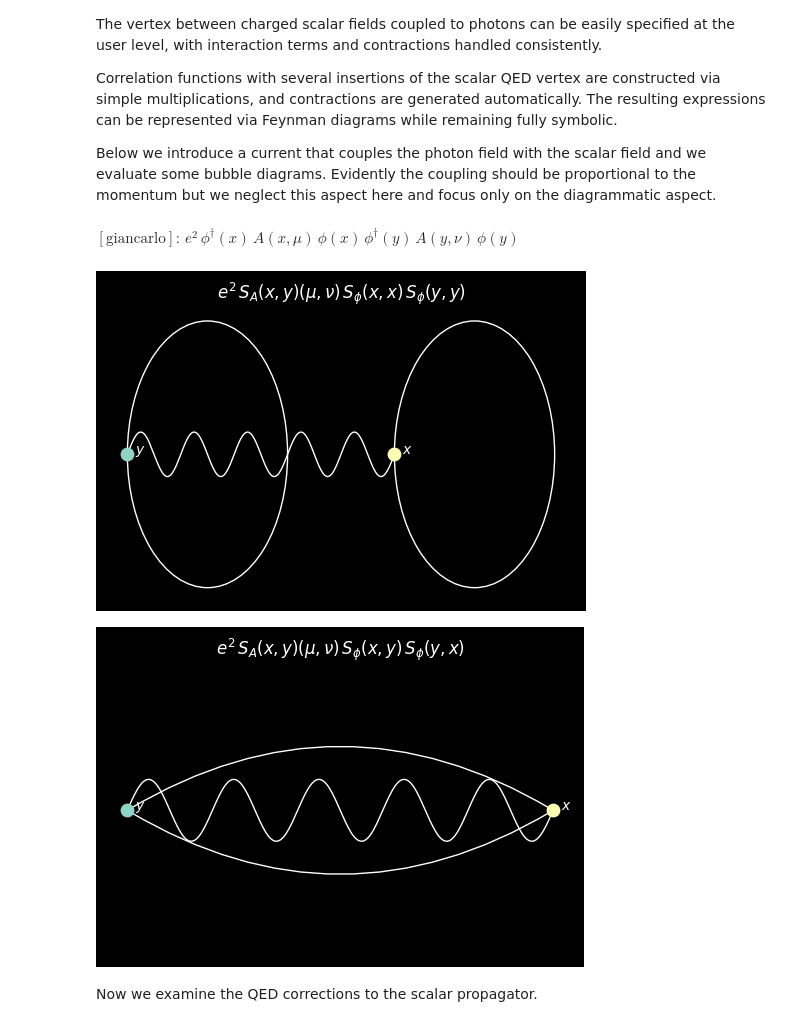
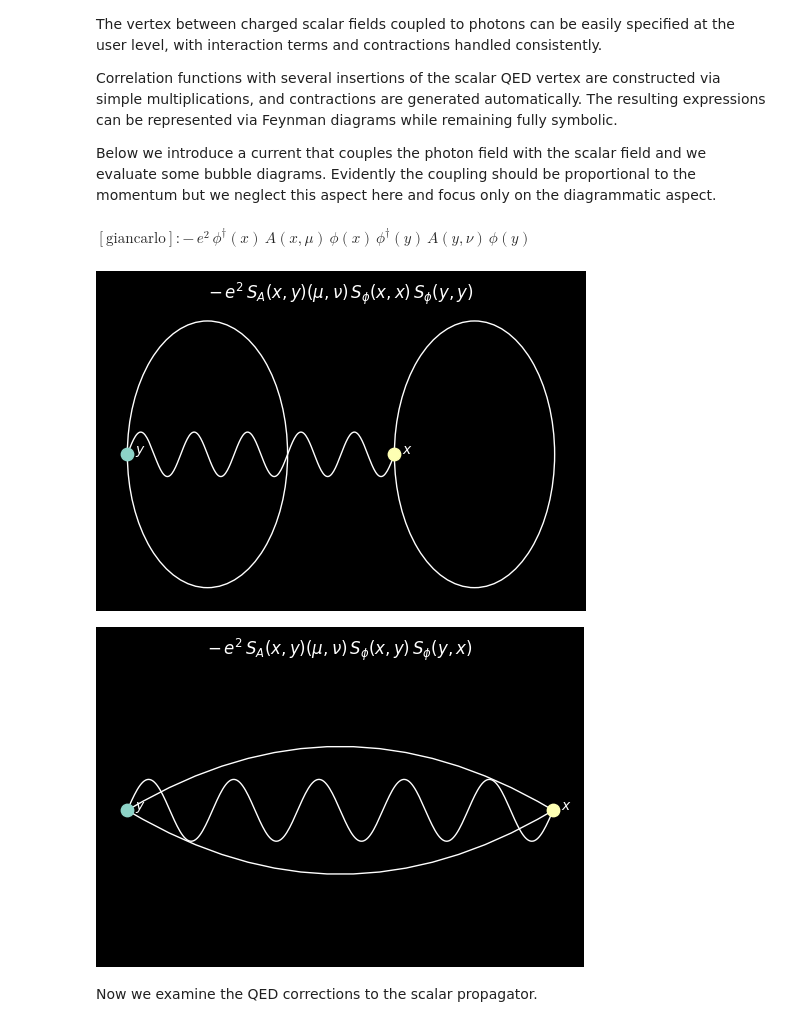
Before and after one commit to mbruno46/giancarlo, a Jupyter notebook: tutorials/basics.ipynb, the cells around one changed output. Cells and saved outputs as stored; diff of their text form; code cells hidden in the pictures.

```diff
--- a/tutorials/basics.ipynb
+++ b/tutorials/basics.ipynb
@@ -95,16 +97,16 @@ Correlation functions with several insertions of the scalar QED vertex are const
 Below we introduce a current that couples the photon field with the scalar field and we evaluate some bubble diagrams. Evidently the coupling should be proportional to the momentum but we neglect this aspect here and focus only on the diagrammatic aspect.
 # %%
 def Jgamma(x, mu):
-    return gc.CNumber(-1) * gc.Symbol('e') * phidag(x) * A(x,mu) * phi(x)
+    return gc.CNumber(-1j) * gc.Symbol('e') * phidag(x) * A(x,mu) * phi(x)
 
 bubble = Jgamma('x',r'\mu') * Jgamma('y',r'\nu')
-gc.log(bubble)
+gc.print(bubble)
 
 bubble.wick().draw()
 # %% [output]
-$\displaystyle [\text{giancarlo}] : \,e^2\,{\phi}^\dagger(x)\,A(x, \mu)\,\phi(x)\,{\phi}^\dagger(y)\,A(y, \nu)\,\phi(y)$
+$\displaystyle [\text{giancarlo}] : -\,e^2\,{\phi}^\dagger(x)\,A(x, \mu)\,\phi(x)\,{\phi}^\dagger(y)\,A(y, \nu)\,\phi(y)$
-[figure, old version]
+[figure, new version]
-[figure, old version]
+[figure, new version]
 # %% [markdown]
 Now we examine the QED corrections to the scalar propagator.
 # %%
```
Also changed, not shown: parts of 6 cells of this notebook, 6 other files.
